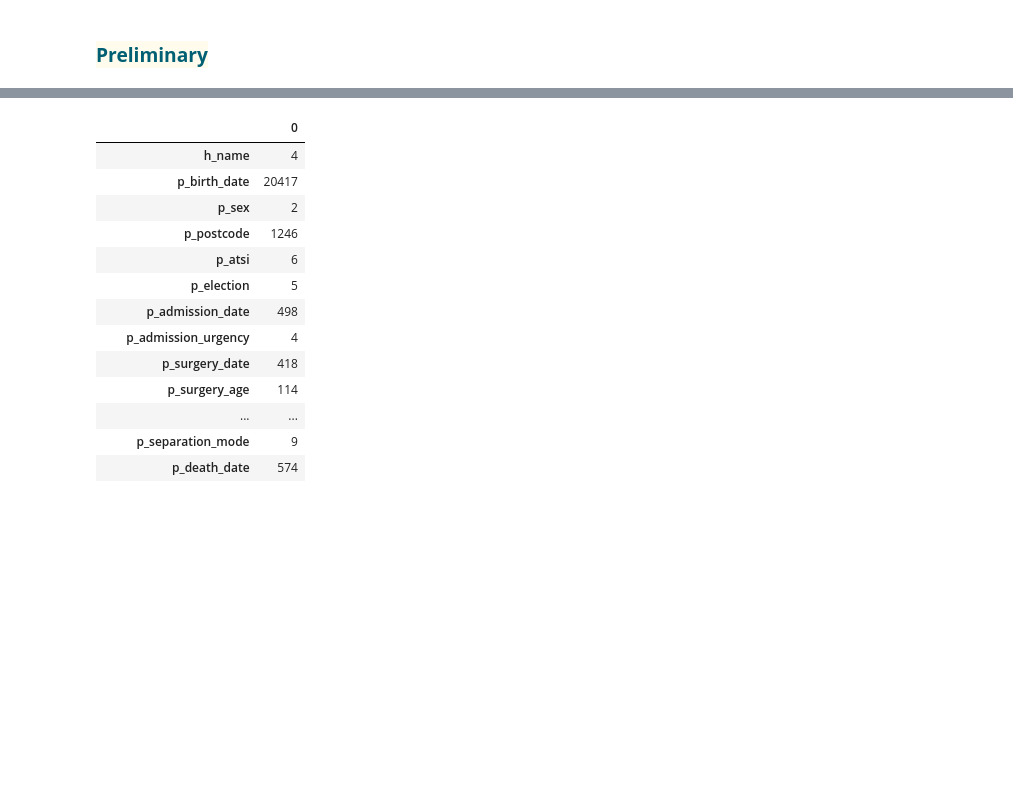
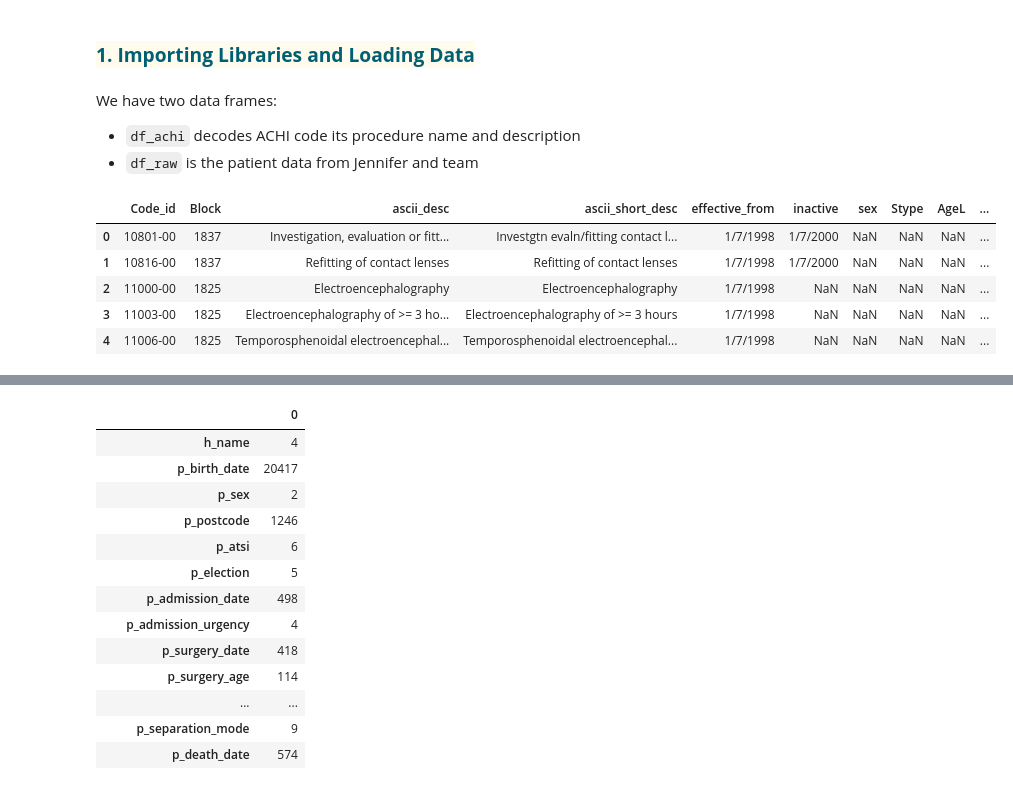
Before and after one commit to kevingiam/SurgiDash, a Jupyter notebook: wrangling.ipynb, the cells around one changed output, grey strips where cells are left out. Drawn from its saved outputs; the diff is of its cells as text; code cells hidden in the pictures; blank space fills up the shorter version.

```diff
--- a/wrangling.ipynb
+++ b/wrangling.ipynb
@@ -1,13 +1,27 @@
 # %% [markdown]
-### <span style='color:#005f73; font-family:Lucida Grande; background-color:#fffbed'><strong>Preliminary</strong></span>
+### <span style='color:#005f73; font-family:Lucida Grande; background-color:#fffbed'><strong>1. Importing Libraries and Loading Data</strong></span>
 # %%
 # Import libraries
 import pandas as pd
 import numpy as np
+# %% [markdown]
+We have two data frames:
+- `df_achi` decodes ACHI code its procedure name and description
+- `df_raw` is the patient data from Jennifer and team
 # %%
 # Read ACHI data
 path_achi = 'data/interven.txt'
 df_achi = pd.read_csv(path_achi)
+# %%
+# First few rows of ACHI data frame
+df_achi.head()
+# %% [output]
+|  | Code_id | Block | ascii_desc | ascii_short_desc | effective_from | inactive | sex | Stype | AgeL | ... |
+| 0 | 10801-00 | 1837 | Investigation, evaluation or fitt... | Investgtn evaln/fitting contact l... | 1/7/1998 | 1/7/2000 | NaN | NaN | NaN | ... |
+| 1 | 10816-00 | 1837 | Refitting of contact lenses | Refitting of contact lenses | 1/7/1998 | 1/7/2000 | NaN | NaN | NaN | ... |
+| 2 | 11000-00 | 1825 | Electroencephalography | Electroencephalography | 1/7/1998 | NaN | NaN | NaN | NaN | ... |
+| 3 | 11003-00 | 1825 | Electroencephalography of >= 3 ho... | Electroencephalography of >= 3 hours | 1/7/1998 | NaN | NaN | NaN | NaN | ... |
+| 4 | 11006-00 | 1825 | Temporosphenoidal electroencephal... | Temporosphenoidal electroencephal... | 1/7/1998 | NaN | NaN | NaN | NaN | ... |
 # %%
 # Read raw patient data
 path_raw = '/Users/kevingiam/Aspera/FIT-Anaesthetist-Patient-Registry/Patient Registry Dataset (Shared)/PCORETestData_DATA_LABELS_2022-11-03_1002.csv'
```
Also changed, not shown: parts of 33 cells of this notebook, 1 other file.
